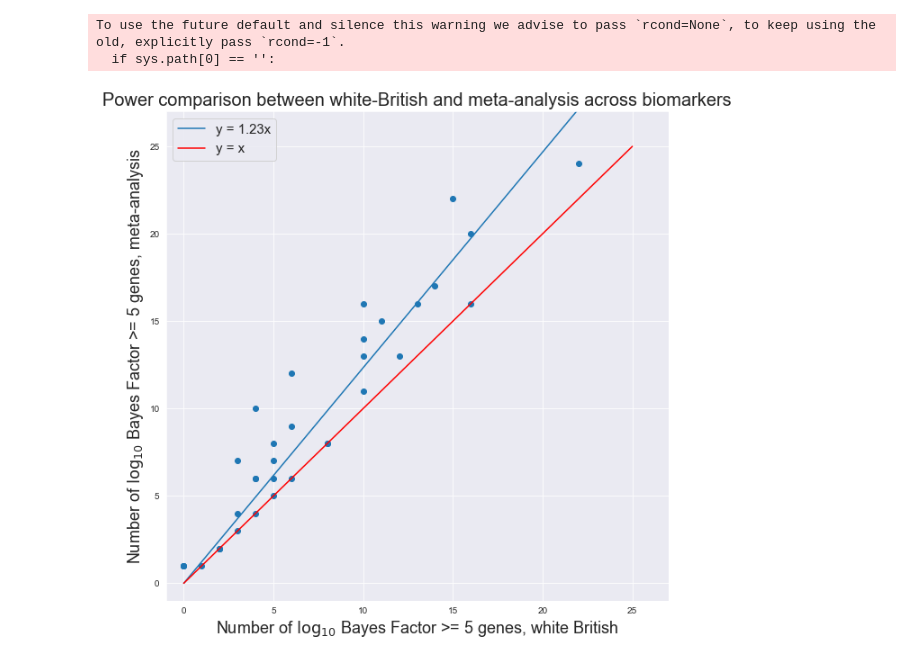
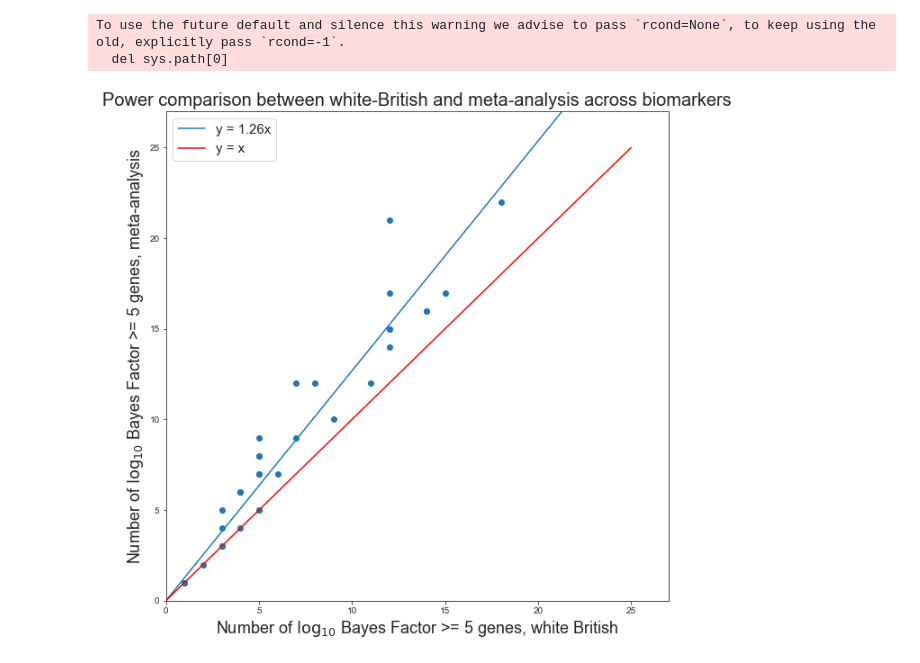
Before and after one commit to rivas-lab/ukbb-tools, a Jupyter notebook: 13_mrp/power_comparison.ipynb, the cells around one changed output. Saved outputs shown, nothing was run; the diff lists cells and outputs as text; code cells hidden in the pictures.

```diff
--- a/13_mrp/power_comparison.ipynb
+++ b/13_mrp/power_comparison.ipynb
@@ -6,10 +6,6 @@ import numpy as np
 # %%
 ma = pd.read_table('/Users/guhan/Dropbox/ukbb-tools/13_mrp/biomarkers_mrp_rv_ma_exome_gbe.tsv.gz')
 wb = pd.read_table('/Users/guhan/Dropbox/ukbb-tools/13_mrp/biomarkers_mrp_rv_exome_gbe.tsv.gz')
-to_replace = ['log_10_BF_study_similar_var_independent_sigma_m_mpc_pli_pav', 'posterior_prob_w_prior_odds_0.0005_study_similar_var_independent_sigma_m_mpc_pli_pav', 'log_10_BF_study_similar_var_independent_sigma_m_mpc_pli_ptv', 'posterior_prob_w_prior_odds_0.0005_study_similar_var_independent_sigma_m_mpc_pli_ptv']
-replacements = ['log_10_BF_study_independent_var_independent_sigma_m_mpc_pli_pav', 'posterior_prob_w_prior_odds_0.0005_study_independent_var_independent_sigma_m_mpc_pli_pav', 'log_10_BF_study_independent_var_independent_sigma_m_mpc_pli_ptv', 'posterior_prob_w_prior_odds_0.0005_study_independent_var_independent_sigma_m_mpc_pli_ptv']
-for col1, col2 in zip(to_replace, replacements):
-    ma[col1] = np.where(ma['num_pops'] == 1, ma[col2], ma[col1])
 # %%
 col = 'log_10_BF_study_similar_var_independent_sigma_m_mpc_pli_pav'
 ma = ma[ma[col] >= 5]
@@ -17,29 +13,30 @@ wb = wb[wb[col] >= 5]
 # %%
 ma_hits = ma.groupby('GBE_short_name').count()['#GBE_ID'].reset_index()
 ma_hits.columns = ['GBE_short_name', 'ma_hits']
 wb_hits = wb.groupby('GBE_short_name').count()['#GBE_ID'].reset_index()
 wb_hits.columns = ['GBE_short_name', 'wb_hits']
 
 plt.figure(figsize=(10,10))
 hits = ma_hits.merge(wb_hits, how='outer')
 hits = hits.fillna(0)
-sns.set_style('dark')
+sns.set_style('white')
+sns.set_style('ticks')
 plt.scatter(hits['wb_hits'], hits['ma_hits'])
 
 m, _, _, _ = np.linalg.lstsq(hits['wb_hits'][:,np.newaxis], hits['ma_hits'][:,np.newaxis])
 x = np.linspace(0,25,26)
 plt.plot(x, m[0][0]*x, label='y = ' + str(m[0][0])[:4] + 'x')
 plt.xlabel('Number of $\log_{10}$ Bayes Factor >= 5 genes, white British', fontsize=18)
 plt.ylabel('Number of $\log_{10}$ Bayes Factor >= 5 genes, meta-analysis', fontsize=18)
 plt.title('Power comparison between white-British and meta-analysis across biomarkers', fontsize=20)
-plt.xlim([-1,27])
-plt.ylim([-1,27])
+plt.xlim([0,27])
+plt.ylim([0,27])
 plt.plot(x, x, color='red', label='y = x')
 plt.legend(fontsize=15)
-plt.grid()
+#plt.grid()
 plt.show()
 # %% [output]
 To use the future default and silence this warning we advise to pass `rcond=None`, to keep using the old, explicitly pass `rcond=-1`.
-  if sys.path[0] == '':
+  del sys.path[0]
-[figure, old version]
+[figure, new version]
 # %%
```
Also changed, not shown: parts of 2 cells of this notebook, 12 other files.
